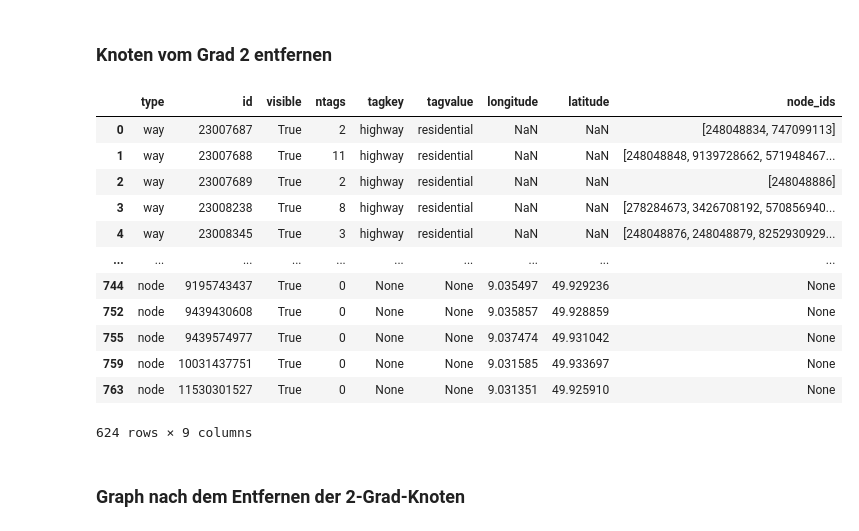
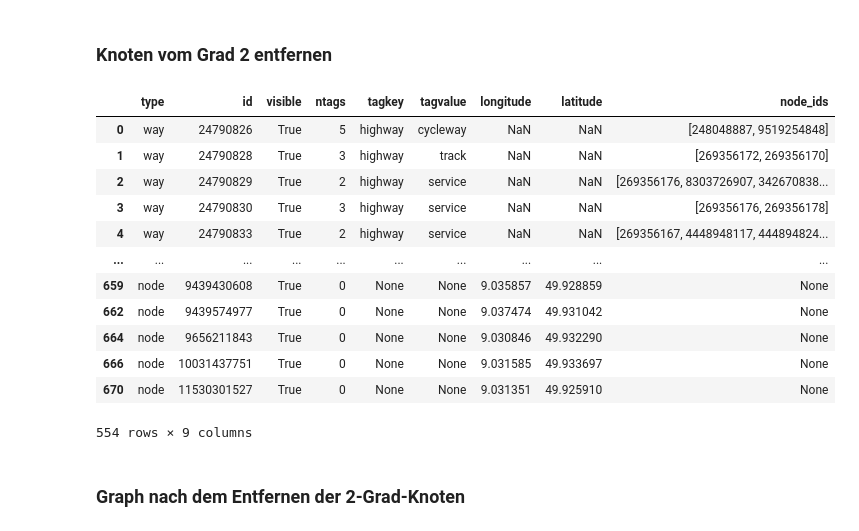
Before and after one commit to Samuelscoding/Bachelorarbeit, a Jupyter notebook: Dataset_Visualization.ipynb, the cells around one changed output. Saved outputs shown, nothing was run; the diff lists cells and outputs as text; code cells hidden in the pictures.

```diff
--- a/Dataset_Visualization.ipynb
+++ b/Dataset_Visualization.ipynb
@@ -76,6 +76,4 @@ df_osm
 # %% [markdown]
 ### Datensatz für Straßen
 # %%
-ways_filter = df_osm[(df_osm['type'] == 'way') &
-                        (df_osm['tagkey'] == 'highway')]
-ways_filter
+ways_filter = df_osm[(df_osm['type'] == 'way') & (df_osm['tagkey'] == 'highway')]
@@ -179,7 +163,7 @@ def calculate_full_road_length(way_row, df_nodes):
 
 road_lengths = []
 
-for index, way_row in ways_filter.iterrows():
+for index, way_row in final_ways.iterrows():
     length = calculate_full_road_length(way_row, df_osm)
     if length is not None:
         road_lengths.append({'way_id': way_row['id'], 'length': length})
@@ -332,52 +316,52 @@ def update_node_ids_with_neighbors(row):
 existing_node_ids = set(filtered_data_multiple[filtered_data_multiple['type'] == 'node']['id'])
 
 # Wege durchgehen und Kanten im Graphen hinzufügen
-for _, row in ways_filter.iterrows():
+for _, row in final_ways.iterrows():
     node_ids = row['node_ids']
     if node_ids is not None:
         valid_node_ids = [node_id for node_id in node_ids if node_id in existing_node_ids]
         for i in range(len(valid_node_ids) - 1):
             G.add_edge(valid_node_ids[i], valid_node_ids[i + 1])
 
 # Knoten mit Grad 2 finden
 node_degrees = dict(G.degree())
 nodes_with_degree_2 = [node_id for node_id, degree in node_degrees.items() if degree == 2]
 
 # Nachbarn mit Grad 3 oder mehr speichern
 nodes_with_degree_3_or_more = set()
 for node_id in nodes_with_degree_2:
     result = find_neighbors_with_degree_3(node_id)
     if result:
         nodes_with_degree_3_or_more.add(result)
 
 # Knoten mit Grad 2 in filtered_data_multiple filtern
 df_nodes_degree_2 = filtered_data_multiple[(filtered_data_multiple['type'] == 'node') & (filtered_data_multiple['id'].isin(nodes_with_degree_2))]
 
 degree_2_node_ids = set(df_nodes_degree_2['id'])
 
 # Entfernen der Knoten mit Grad 2 aus den node_ids der Straßen
 filtered_data_multiple['node_ids'] = filtered_data_multiple['node_ids'].apply(remove_degree_2_nodes)
 
 # Aktualisiere die node_ids der Straßen
 filtered_data_multiple['node_ids'] = filtered_data_multiple.apply(update_node_ids_with_neighbors, axis=1)
 
 filtered_data_multiple = filtered_data_multiple[filtered_data_multiple['id'].isin(degree_2_node_ids) == False]
 
 filtered_data_multiple
 # %% [output]
 |  | type | id | visible | ntags | tagkey | tagvalue | longitude | latitude | node_ids |
-| 0 | way | 23007687 | True | 2 | highway | residential | NaN | NaN | [248048834, 747099113] |
-| 1 | way | 23007688 | True | 11 | highway | residential | NaN | NaN | [248048848, 9139728662, 571948467... |
-| 2 | way | 23007689 | True | 2 | highway | residential | NaN | NaN | [248048886] |
-| 3 | way | 23008238 | True | 8 | highway | residential | NaN | NaN | [278284673, 3426708192, 570856940... |
-| 4 | way | 23008345 | True | 3 | highway | residential | NaN | NaN | [248048876, 248048879, 8252930929... |
+| 0 | way | 24790826 | True | 5 | highway | cycleway | NaN | NaN | [248048887, 9519254848] |
+| 1 | way | 24790828 | True | 3 | highway | track | NaN | NaN | [269356172, 269356170] |
+| 2 | way | 24790829 | True | 2 | highway | service | NaN | NaN | [269356176, 8303726907, 342670838... |
+| 3 | way | 24790830 | True | 3 | highway | service | NaN | NaN | [269356176, 269356178] |
+| 4 | way | 24790833 | True | 2 | highway | service | NaN | NaN | [269356167, 4448948117, 444894824... |
 | ... | ... | ... | ... | ... | ... | ... | ... | ... | ... |
-| 744 | node | 9195743437 | True | 0 | None | None | 9.035497 | 49.929236 | None |
-| 752 | node | 9439430608 | True | 0 | None | None | 9.035857 | 49.928859 | None |
-| 755 | node | 9439574977 | True | 0 | None | None | 9.037474 | 49.931042 | None |
-| 759 | node | 10031437751 | True | 0 | None | None | 9.031585 | 49.933697 | None |
-| 763 | node | 11530301527 | True | 0 | None | None | 9.031351 | 49.925910 | None |
+| 659 | node | 9439430608 | True | 0 | None | None | 9.035857 | 49.928859 | None |
+| 662 | node | 9439574977 | True | 0 | None | None | 9.037474 | 49.931042 | None |
+| 664 | node | 9656211843 | True | 0 | None | None | 9.030846 | 49.932290 | None |
+| 666 | node | 10031437751 | True | 0 | None | None | 9.031585 | 49.933697 | None |
+| 670 | node | 11530301527 | True | 0 | None | None | 9.031351 | 49.925910 | None |
-624 rows × 9 columns
+554 rows × 9 columns
 # %% [markdown]
 ### Graph nach dem Entfernen der 2-Grad-Knoten
 # %%
```
Also changed, not shown: parts of 3 cells of this notebook.
